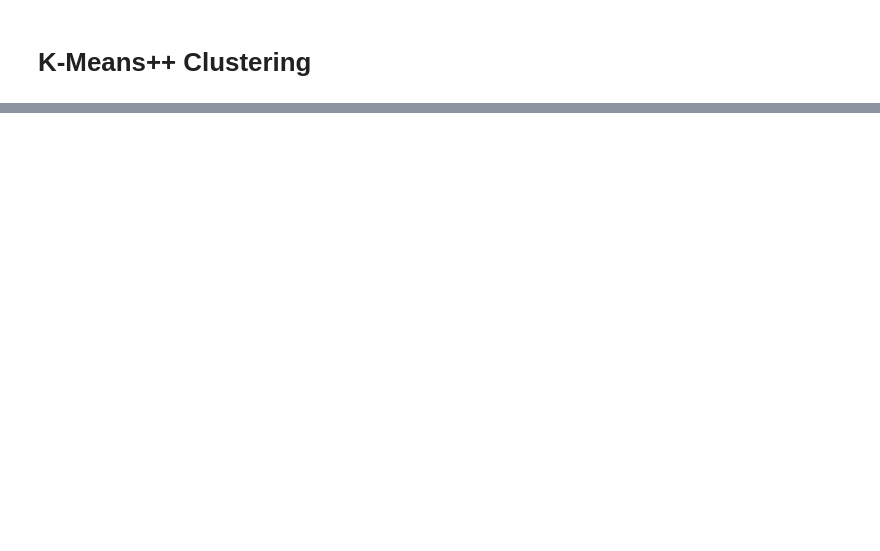
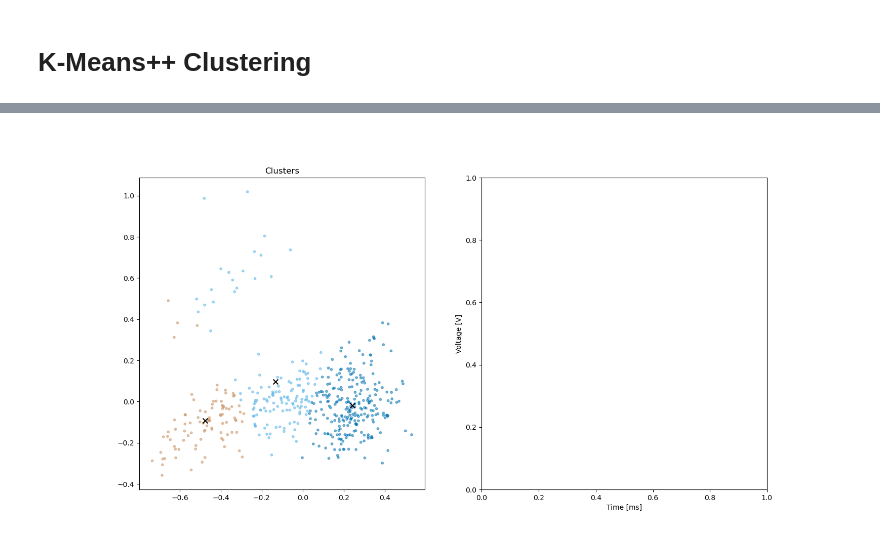
Before and after one commit to nyuad-astroparticle/TES-analysis, a Jupyter notebook: one_script_to_rule_them_all.ipynb, the cells around one changed output, grey strips where cells are left out. Drawn from its saved outputs; the diff is of its cells as text; code cells hidden in the pictures; blank space fills up the shorter version.

```diff
--- a/one_script_to_rule_them_all.ipynb
+++ b/one_script_to_rule_them_all.ipynb
@@ -451,6 +264,0 @@ for i in selected[:]:
-# %%
-traceamp=[]
-tracearea=[]
-for i in range(0,len(traces_filtered)):
-    traceamp.append(-1*traces_filtered[i][1].min())
-    tracearea.append(-1*np.sum(traces_filtered[i][1]))
@@ -520,6 +264,0 @@ plt.legend()
-# %%
-energylist=[]
-for i in selected:
-    minV=min(traces_filtered[i][1])
-    maxE=poly3[3]+poly3[2]*minV+poly3[1]*minV**2+poly3[0]*minV**3
-    energylist.append(maxE)
@@ -547,0 +439,86 @@ plt.hist(energylist,bins=50)
+# %%
+%matplotlib widget
+# PARAMETERS
+N_CLUSTERS_red  = 3
+pyper_red       = []
+sns.set_palette("colorblind")
+# Get the centers_red
+DATA_red    = X_compressed_red[:,[0,3]] #X_centered[:,[0,-1]] #
+
+colorblind_palette = sns.color_palette("colorblind")
+cmap = ListedColormap(colorblind_palette)
+
+kmeans_red  = KMeans(n_clusters=N_CLUSTERS_red, n_init="auto").fit(DATA_red)
+closestpoints_red=[]
+
+fig     = plt.figure(figsize = (16,8))
+ax1     = fig.add_subplot(121)
+ax2     = fig.add_subplot(122)
+
+COLORS_red  = np.array([kmeans_red.predict([x[:2]])[0] for x in DATA_red])
+norm    = matplotlib.colors.Normalize(vmin=COLORS_red.min(),vmax=COLORS_red.max())
+points_red  = ax1.scatter(*(DATA_red.T),s=10,alpha=0.5,c=cmap(norm(COLORS_red)))
+centers_red = ax1.scatter(*kmeans_red.cluster_centers_.T,color='k',marker='x',s=50)
+ax1.set_title('Clusters')
+ax2.set_xlabel('Time [ms]')
+ax2.set_ylabel('Voltage [V]')
+IDX_SELECTED  = []
+
+cursor_p = mplcursors.cursor(points_red)
+
+def callback(sel):
+    I = sel.index
+    cursor_p.visible = True
+    cursor_c.visible = False
+    sel.annotation.set_text(sel.index)
+    fig.suptitle(f'Idx {I}')
+    ax2.clear()
+    pyper_red.append(I)
+    plot_signal(reduced_the_data[I][1],fig=fig,ax=ax2,order=0,mysize=1/50,color='k',alpha=0.2,lw=0.5)
+    plot_signal(reduced_the_data[I][1],fig=fig,ax=ax2,order=2,mysize=1/50,color='k',lw=1)
+    ax2.plot(REFERENCE_VOLTAGE*reduced_the_data[I][1].min()/REFERENCE_VOLTAGE.min(), color='deepskyblue',lw=1,ls=(0,(5,10)))
+    sel.annotation.get_bbox_patch().set(fc="white",lw=0,alpha=0)
+    sel.annotation.arrow_patch.set(arrowstyle="]-", fc="k")
+    CC = ['k']*9
+    CC[COLORS_red[I]] = 'deeppink'
+    centers_red.set_color(CC)
+
+    # val    = values[I]
+    # function_name = ["fwhm", "peakheight/area", "time_at_98_perc", "(meantime-time[peak])/peakheight", "std", "area", "np.sqrt(np.mean(grad**2))", "grad_min", "grad_max", "np.max(corr)"]
+    # max_name_width = max(len(name) for name in function_name)
+    # print("-" * (max_name_width + 30))
+    # print(f"{[I]},{'Name':<{max_name_width}}\tResult")
+    # for i, name in enumerate(function_name):
+    #     result = val[i]
+    #     print(f"{name:<{max_name_width}}\t{result}")
+
+cursor_p.connect("add", lambda sel: callback(sel))
+
+cursor_c = mplcursors.cursor(centers_red)
+
+def callback_center(sel):
+    I = sel.index
+    idx_c = np.where(COLORS_red==I)[0]
+    sel.annotation.set_text(len(idx_c))
+    sel.annotation.get_bbox_patch().set(fc="white",lw=0,alpha=0)
+    sel.annotation.arrow_patch.set(arrowstyle="wedge", fc="k")
+    fig.suptitle(f'Center {I}')
+    ax2.clear()
+    cursor_p.visible = False
+    cursor_c.visible = True
+    #pyperclip.copy(", ".join([str(i) for i in idx_c]))
+    #PYPER = eval("[" + ", ".join([str(i) for i in idx_c]) + "]")
+    pyper_red.append(idx_c)
+    print(len([str(i) for i in idx_c]))
+    print((", ".join([str(i) for i in idx_c])))
+    CC = ['k']*9
+    CC[I] = 'cornflowerblue'
+    centers_red.set_color(CC)
+
+    ax2.set_title(f'Number of Points {len(idx_c)}')
+    for i in idx_c:
+        #plot_signal(the_data[I][1],fig=fig,ax=ax2,order=0,mysize=1/50,color='k',alpha=0.2,lw=0.5)
+        plot_signal(reduced_the_data[i][1],fig=fig,ax=ax2,order=2,mysize=1/50,lw=1,label=f'{i}')
+
+cursor_c.connect('add', lambda sel:callback_center(sel))
+# %% [output]
@@ -547,0 +526 @@ plt.hist(energylist,bins=50)
+[figure, added]
```
Also changed, not shown: parts of 59 cells of this notebook.
